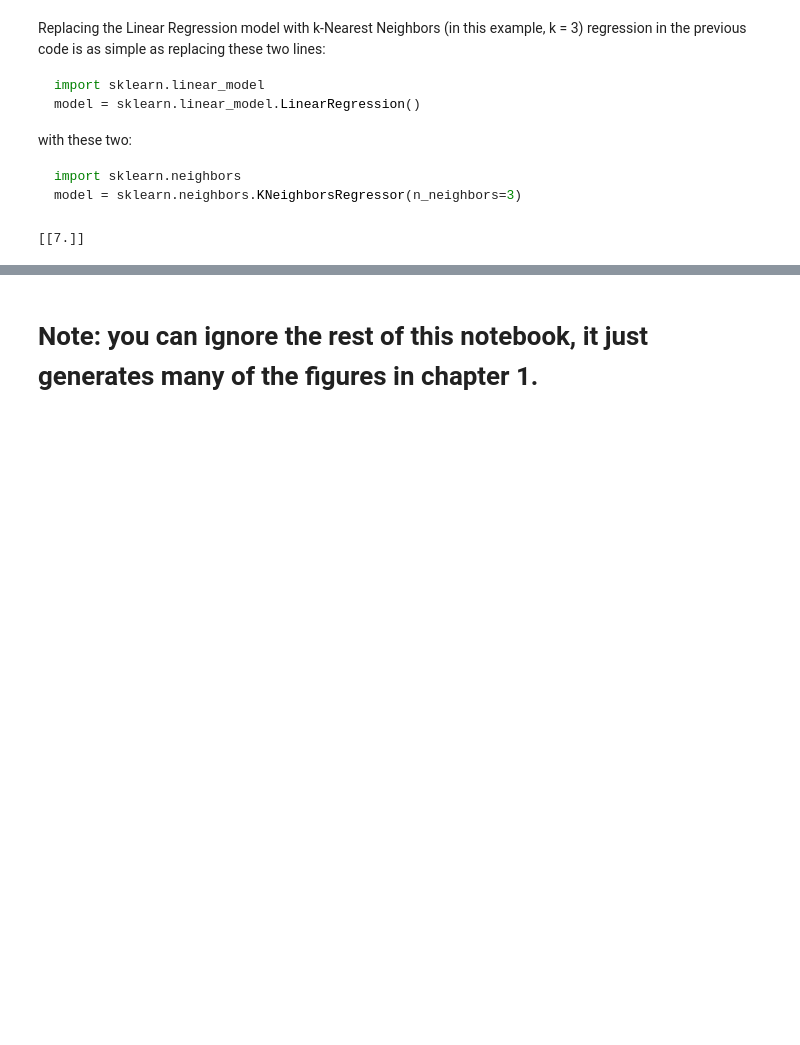
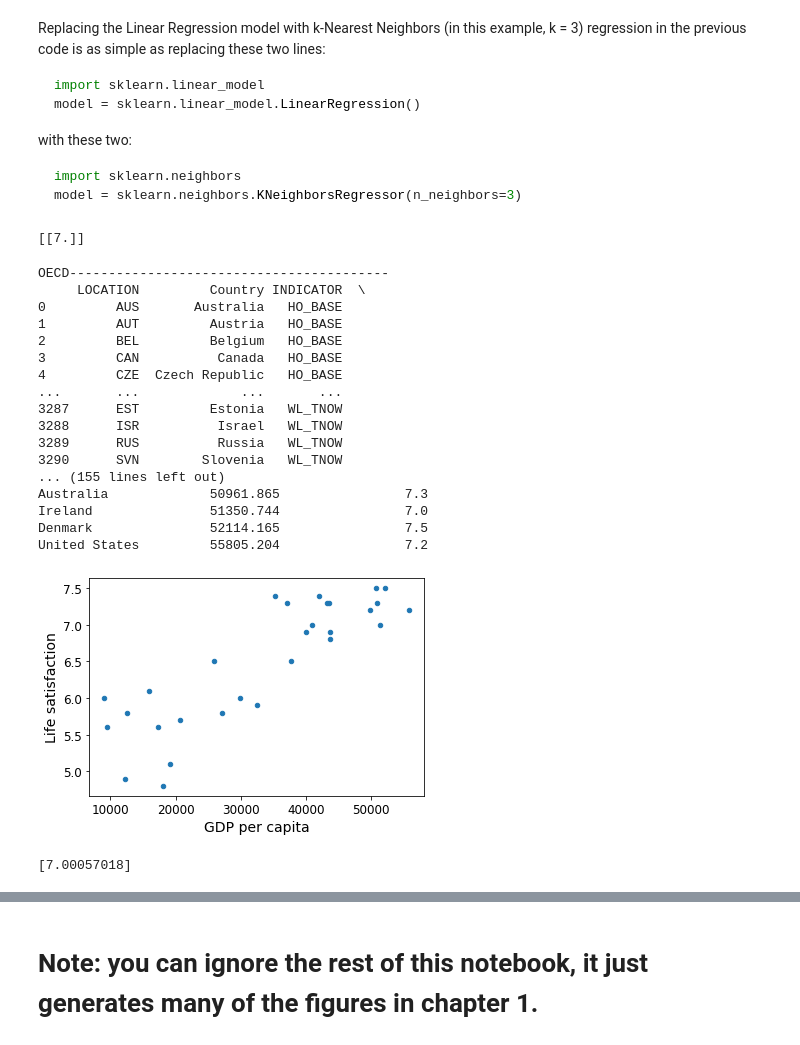
Before and after one commit to emanuelgostner/handson-ml2, a Jupyter notebook: 01_custom_implementation .ipynb, the cells around one changed output, grey strips where cells are left out. Saved outputs shown, nothing was run; the diff lists cells and outputs as text; code cells hidden in the pictures; blank space fills up the shorter version.

Commit message:
bayesian ridge added

```diff
--- a/01_custom_implementation .ipynb
+++ b/01_custom_implementation .ipynb
@@ -153,3 +153,62 @@ model1.fit(X,y)
 print(model1.predict(X_new)) # outputs [[5.76666667]]
 # %% [output]
 [[7.]]
+# %%
+# Bayesion ridge regression
+# Code example
+import matplotlib.pyplot as plt
+import numpy as np
+import pandas as pd
+import sklearn.linear_model
+
+# Load the data and set encoding/line breaks accordingly
+oecd_bli = pd.read_csv(datapath + "oecd_bli_2015.csv", thousands=',')
+gdp_per_capita = pd.read_csv(datapath + "gdp_per_capita.csv",thousands=',',delimiter='\t',
+                             encoding='latin1', na_values="n/a")
+
+# Prepare the data, see function description of prepare_country_stats
+country_stats = prepare_country_stats(oecd_bli, gdp_per_capita)
+print("OECD-----------------------------------------")
+print(oecd_bli)
+print("GDP PER CAPITA-----------------------------------------")
+print(gdp_per_capita)
+print("COUNTRY STATS-----------------------------------------")
+print(country_stats)
+# the prepared trainig data, lists of GDPs and Lifesatisfaction are put into X, Y variables
+# e.g GDP of X[0] corresponds to Life sat. of Y[0]
+X = np.c_[country_stats["GDP per capita"]]
+y = np.c_[country_stats["Life satisfaction"]]
+
+# Visualize the data with patplotlib and set x/y labels accordingly
+country_stats.plot(kind='scatter', x="GDP per capita", y='Life satisfaction')
+plt.show()
+
+# Select bayesian ridge
+model = sklearn.linear_model.BayesianRidge(compute_score=True)
+
+# Train the model
+model.fit(X, y)
+
+# Make a prediction for Austria
+X_new = [[43724.031]]  # Austria's GDP per capita
+print(model.predict(X_new)) # outputs [[7.00057018]]
+# %% [output]
+OECD-----------------------------------------
+     LOCATION         Country INDICATOR  \
+0         AUS       Australia   HO_BASE
+1         AUT         Austria   HO_BASE
+2         BEL         Belgium   HO_BASE
+3         CAN          Canada   HO_BASE
+4         CZE  Czech Republic   HO_BASE
+...       ...             ...       ...
+3287      EST         Estonia   WL_TNOW
+3288      ISR          Israel   WL_TNOW
+3289      RUS          Russia   WL_TNOW
+3290      SVN        Slovenia   WL_TNOW
+... (155 lines left out)
+Australia             50961.865                7.3
+Ireland               51350.744                7.0
+Denmark               52114.165                7.5
+United States         55805.204                7.2
+[figure, added]
+[7.00057018]
```
Also changed, not shown: parts of 4 cells of this notebook.
